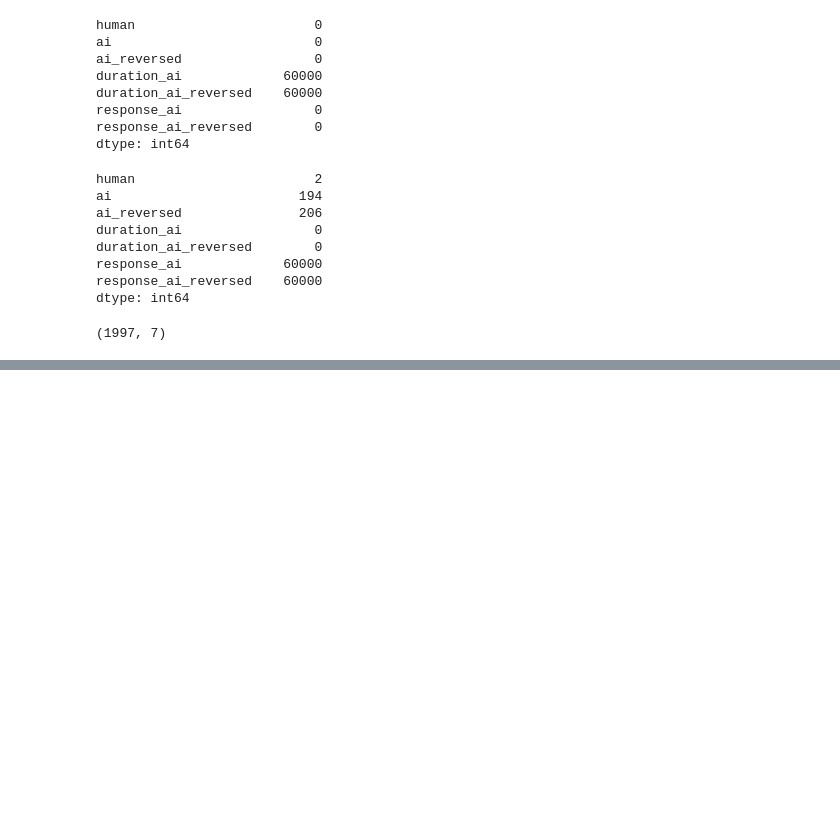
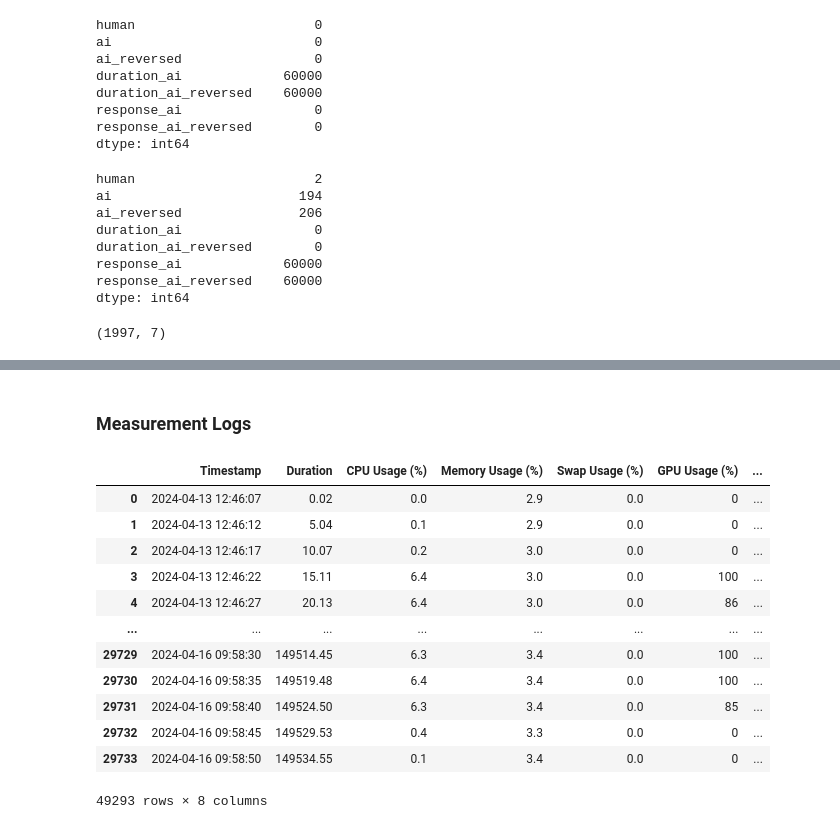
Before and after one commit to mxrio/llm_alignment-dpo, a Jupyter notebook: prepare_annodated_data.ipynb, the cells around one changed output, grey strips where cells are left out. Saved outputs shown, nothing was run; the diff lists cells and outputs as text; code cells hidden in the pictures; blank space fills up the shorter version.

```diff
--- a/prepare_annodated_data.ipynb
+++ b/prepare_annodated_data.ipynb
@@ -378,0 +510,2 @@ ai_feedback_7b_cleaned[(ai_feedback_7b_cleaned['ai'] != '1') & (ai_feedback_7b_c
+# %% [markdown]
+### Measurement Logs
@@ -378,0 +515,17 @@ ai_feedback_7b_cleaned[(ai_feedback_7b_cleaned['ai'] != '1') & (ai_feedback_7b_c
+# %%
+measurement_log_70b_raw = pd.concat([measurement_log_70b_1, measurement_log_70b_2])
+measurement_log_70b_raw
+# %% [output]
+|  | Timestamp | Duration | CPU Usage (%) | Memory Usage (%) | Swap Usage (%) | GPU Usage (%) | ... |
+| 0 | 2024-04-13 12:46:07 | 0.02 | 0.0 | 2.9 | 0.0 | 0 | ... |
+| 1 | 2024-04-13 12:46:12 | 5.04 | 0.1 | 2.9 | 0.0 | 0 | ... |
+| 2 | 2024-04-13 12:46:17 | 10.07 | 0.2 | 3.0 | 0.0 | 0 | ... |
+| 3 | 2024-04-13 12:46:22 | 15.11 | 6.4 | 3.0 | 0.0 | 100 | ... |
+| 4 | 2024-04-13 12:46:27 | 20.13 | 6.4 | 3.0 | 0.0 | 86 | ... |
+| ... | ... | ... | ... | ... | ... | ... | ... |
+| 29729 | 2024-04-16 09:58:30 | 149514.45 | 6.3 | 3.4 | 0.0 | 100 | ... |
+| 29730 | 2024-04-16 09:58:35 | 149519.48 | 6.4 | 3.4 | 0.0 | 100 | ... |
+| 29731 | 2024-04-16 09:58:40 | 149524.50 | 6.3 | 3.4 | 0.0 | 85 | ... |
+| 29732 | 2024-04-16 09:58:45 | 149529.53 | 0.4 | 3.3 | 0.0 | 0 | ... |
+| 29733 | 2024-04-16 09:58:50 | 149534.55 | 0.1 | 3.4 | 0.0 | 0 | ... |
+49293 rows × 8 columns
```
Also changed, not shown: parts of 32 cells of this notebook, 5 other files.
